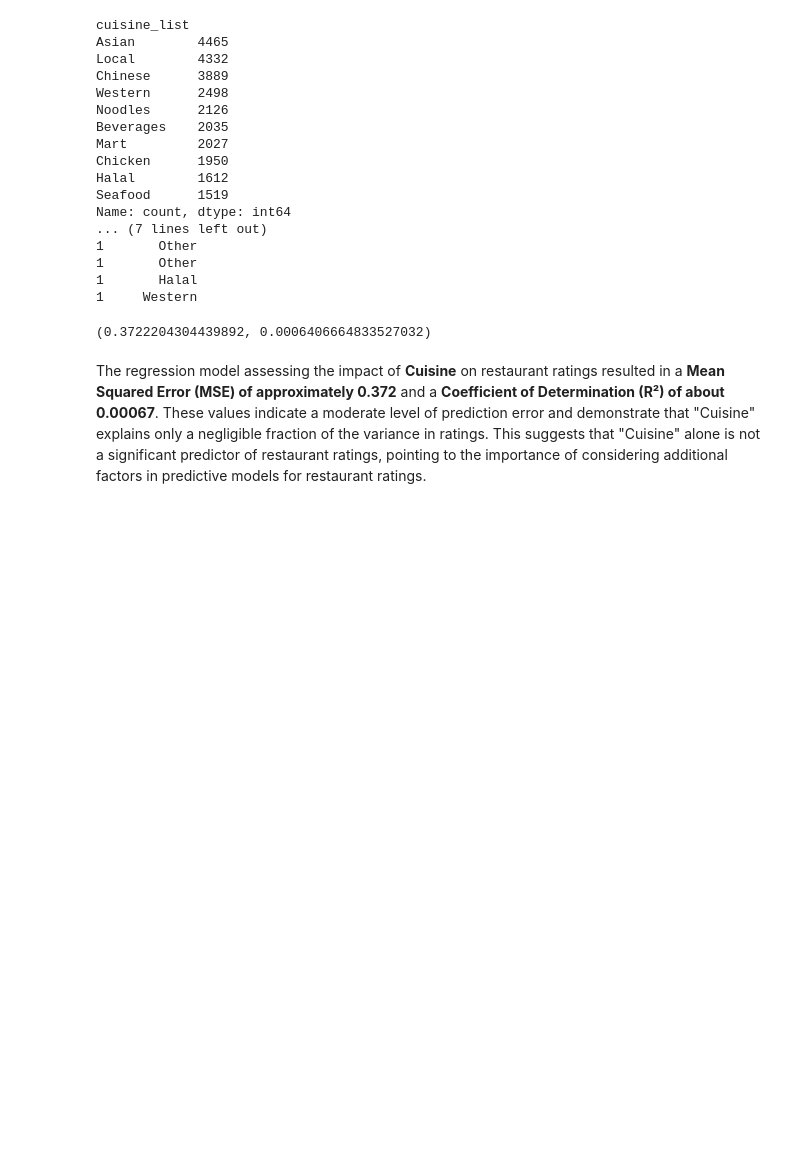
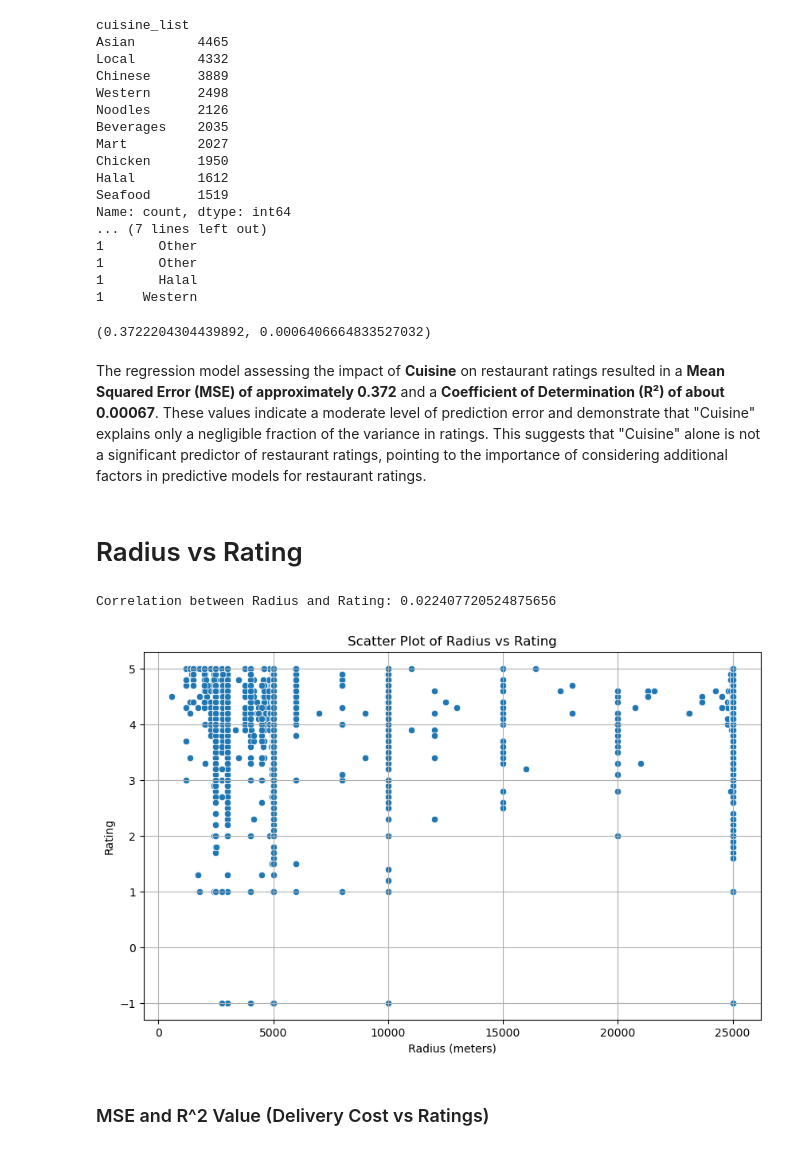
Before and after one commit to KCCHONG1997/ntu-grabsg-datasci-miniproject, a Jupyter notebook: Data Analysis.ipynb, the cells around one changed output. Cells and saved outputs as stored; diff of their text form; code cells hidden in the pictures; blank space fills up the shorter version.

```diff
--- a/Data Analysis.ipynb
+++ b/Data Analysis.ipynb
@@ -378,3 +378,28 @@ mse_cuisine, r2_cuisine
 (0.3722204304439892, 0.0006406664833527032)
 # %% [markdown]
 The regression model assessing the impact of **Cuisine** on restaurant ratings resulted in a **Mean Squared Error (MSE) of approximately 0.372** and a **Coefficient of Determination (R²) of about 0.00067**. These values indicate a moderate level of prediction error and demonstrate that "Cuisine" explains only a negligible fraction of the variance in ratings. This suggests that "Cuisine" alone is not a significant predictor of restaurant ratings, pointing to the importance of considering additional factors in predictive models for restaurant ratings.
+# %% [markdown]
+# Radius vs Rating
+# %%
+# Prepare the data by dropping NaN values for radius and rating
+data_filtered_radius = resData.dropna(subset=['rating', 'radius'])
+
+# Calculate the correlation between 'radius' and 'rating'
+correlation_radius = data_filtered_radius['radius'].corr(data_filtered_radius['rating'])
+
+# Display the correlation
+print(f"Correlation between Radius and Rating: {correlation_radius}")
+
+# Plotting the relationship
+plt.figure(figsize=(10, 6))
+sns.scatterplot(x='radius', y='rating', data=data_filtered_radius)
+plt.title('Scatter Plot of Radius vs Rating')
+plt.xlabel('Radius (meters)')
+plt.ylabel('Rating')
+plt.grid(True)
+plt.show()
+# %% [output]
+Correlation between Radius and Rating: 0.022407720524875656
+[figure, added]
+# %% [markdown]
+### MSE and R^2 Value (Delivery Cost vs Ratings)
```
